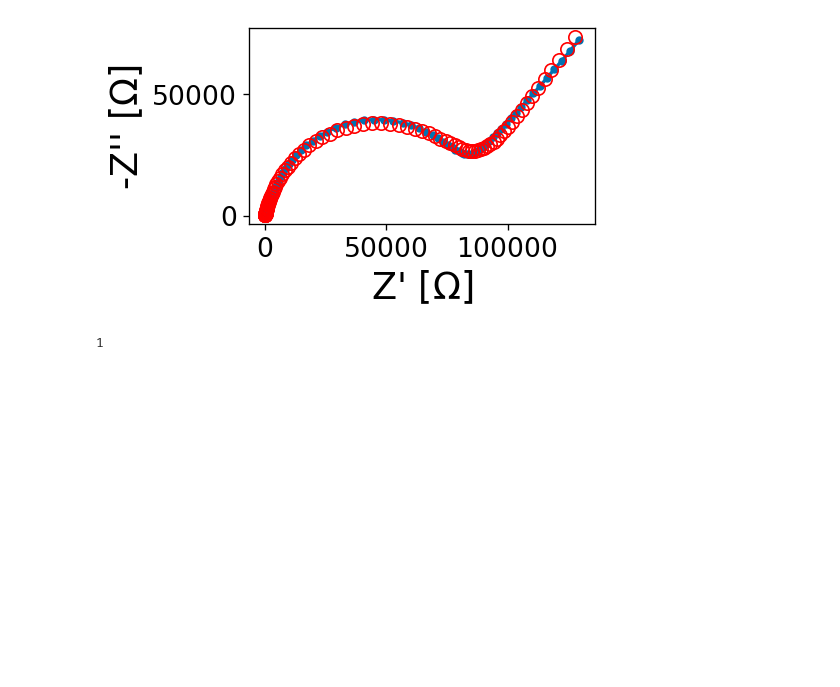
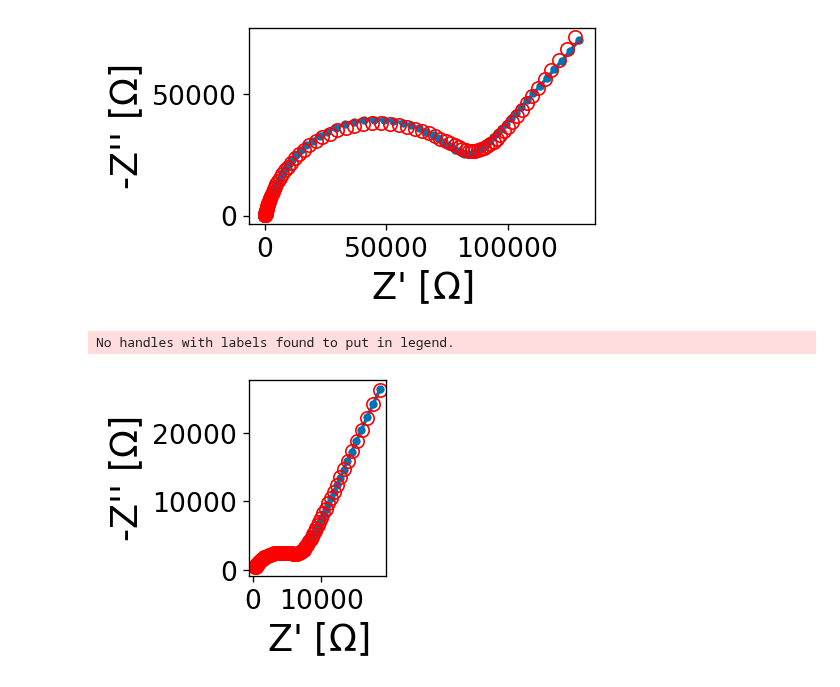
Before and after one commit to WildcatDiscovery/EIS_Manager, a Jupyter notebook: utils/test.ipynb, the cells around one changed output. Drawn from its saved outputs; the diff is of its cells as text; code cells hidden in the pictures; blank space fills up the shorter version.

Commit message:
adding second circuit

```diff
--- a/utils/test.ipynb
+++ b/utils/test.ipynb
@@ -30,7 +30,57 @@ mpt.mpt_plot(fitting = 'on')
 # %% [output]
 No handles with labels found to put in legend.
 [figure]
-# %%
-1
-# %% [output]
-1
+# %%
+from tools import *
+from lmfit import minimize, Minimizer, Parameters, Parameter, report_fit
+mpt = mpt_data(path = r'C:\Users\cjang.WILDCAT\Desktop\EIS_Manager\data\\', data = ['DE_104_1_30_trimmed.mpt'])
+
+
+
+
+Rs_guess = min(mpt.df_raw['re'])
+Q_guess = 10**-5
+n_guess = .5
+
+R1_guess = max(mpt.df_raw['re'])//2
+n1_guess = .5
+fs1_guess = 10**3
+
+params = Parameters()
+params.add('Rs', value=Rs_guess, min=0, max=Rs_guess*1000)
+
+params.add('Q', value=Q_guess, min=Q_guess*.01, max=Q_guess*100)
+params.add('n', value=n_guess, min=.1, max=1)
+
+params.add('R1', value=R1_guess, min=Rs_guess, max=R1_guess*100)
+params.add('n1', value=n1_guess, min=.1, max=1)
+params.add('fs1', value=fs1_guess, min=10**0, max=10**10)
+
+
+(mpt.mpt_fit(params, circuit = 'R-RQ-Q'))
+
+for i in range(5):
+    Rs_guess = mpt.fit_Rs[0]
+
+    Q_guess = mpt.fit_Q[0]
+    n_guess =mpt.fit_n[0]
+    R1_guess = mpt.fit_R1[0]
+    n1_guess = mpt.fit_n1[0]
+    fs1_guess = mpt.fit_fs1[0]
+
+    params = Parameters()
+    params.add('Rs', value=Rs_guess, min=0, max=Rs_guess*1000)
+
+    params.add('Q', value=Q_guess, min=Q_guess*.01, max=Q_guess*100)
+    params.add('n', value=n_guess, min=.1, max=1)
+
+    params.add('R1', value=R1_guess, min=Rs_guess, max=R1_guess*100)
+    params.add('n1', value=n1_guess, min=.1, max=1)
+    params.add('fs1', value=fs1_guess, min=10**0, max=10**10)
+
+    #params['Q'].value
+    mpt.mpt_fit(params=params, circuit='R-RQ-Q', weight_func='modulus')
+mpt.mpt_plot(fitting = 'on')
+# %% [output]
+No handles with labels found to put in legend.
+[figure, added]
```
Also changed, not shown: parts of 1 cell of this notebook, 1 other file.
